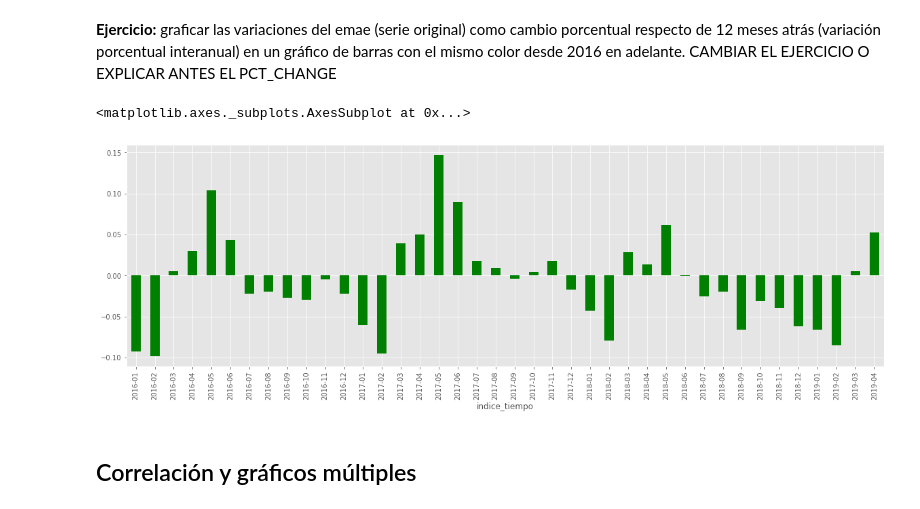
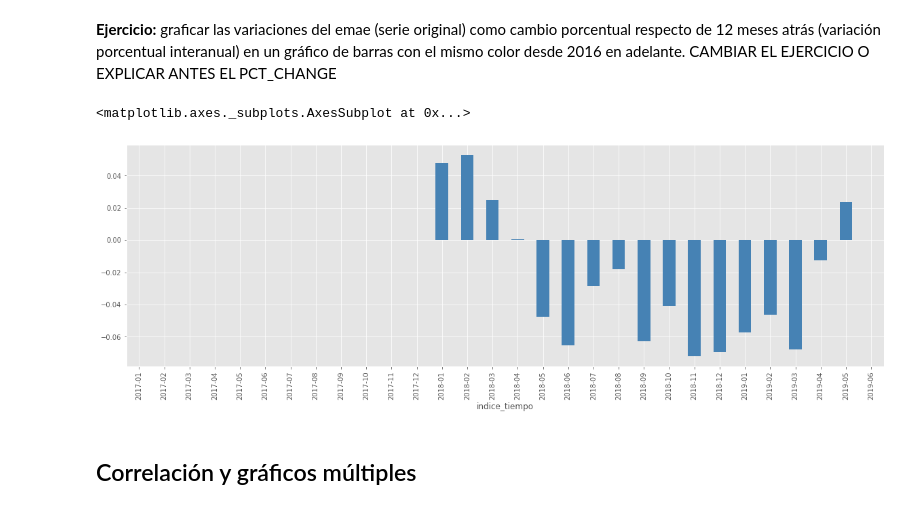
Before and after one commit to datosgobar/analisis-datos-python, a Jupyter notebook: Series de Tiempo/series-tiempo.ipynb, the cells around one changed output. Drawn from its saved outputs; the diff is of its cells as text; code cells hidden in the pictures.

```diff
--- a/Series de Tiempo/series-tiempo.ipynb
+++ b/Series de Tiempo/series-tiempo.ipynb
@@ -175,10 +230,10 @@ emae[emae.index > "201612"].indice_serie_original.plot(figsize=(20,6), kind="bar
 # %% [markdown]
 **Ejercicio:** graficar las variaciones del emae (serie original) como cambio porcentual respecto de 12 meses atrás (variación porcentual interanual) en un gráfico de barras con el mismo color desde 2016 en adelante. CAMBIAR EL EJERCICIO O EXPLICAR ANTES EL PCT_CHANGE
 # %%
-emae[emae.index >= "201601"].Var_porcentual_interanual.plot(figsize=(20,6), kind="bar", color="green")
+emae[emae.index > "20161201"].pct_change(12).indice_serie_original.plot(figsize=(20,6), kind="bar", color="steelblue")
 # %% [output]
 <matplotlib.axes._subplots.AxesSubplot at 0x...>
-[figure, old version]
+[figure, new version]
 # %% [markdown]
 ## Correlación y gráficos múltiples
 # %% [markdown]
```
Also changed, not shown: parts of 30 cells of this notebook.
